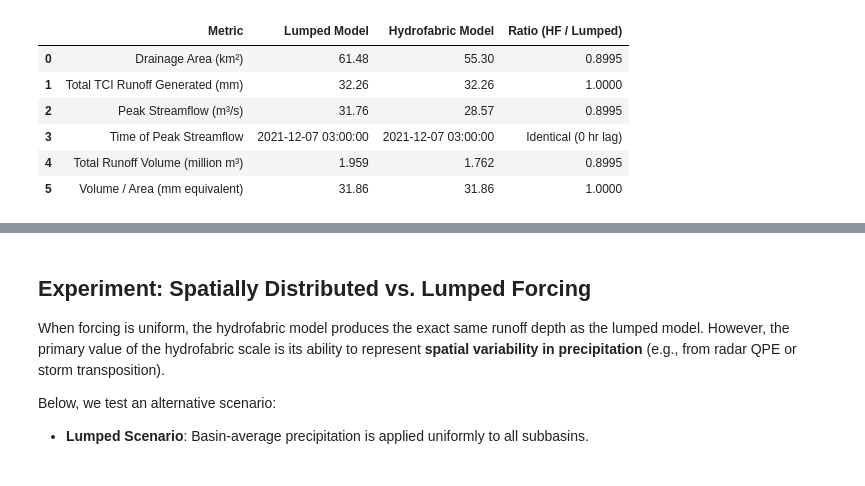
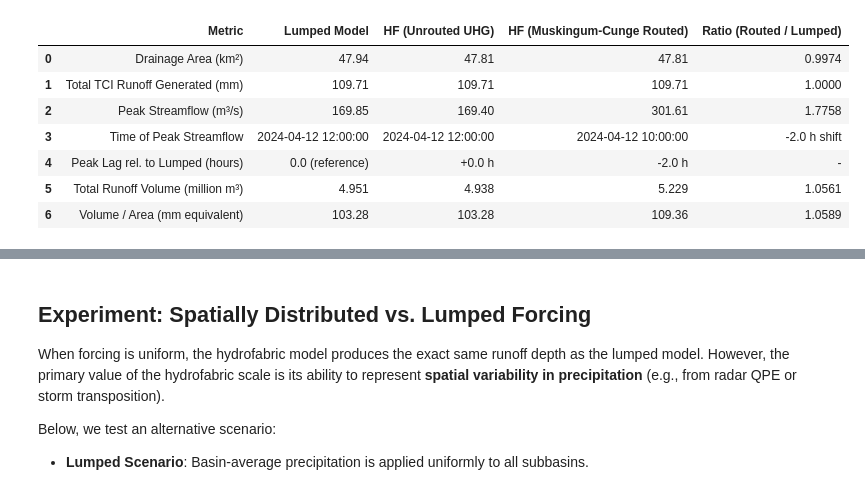
Before and after one commit to RTIInternational/CIROH-Flash-Flood-Scenario-Tool, a Jupyter notebook: notebooks/exploration/hydrofabric_test.ipynb, the cells around one changed output, grey strips where cells are left out. Cells and saved outputs as stored; diff of their text form; code cells hidden in the pictures.

```diff
--- a/notebooks/exploration/hydrofabric_test.ipynb
+++ b/notebooks/exploration/hydrofabric_test.ipynb
@@ -138,7 +133,7 @@ To simulate streamflow at the hydrofabric scale, we need both **SACSMA** (soil m
 # %%
 # Simulation date range for testing
-start_date = "2021-12-01 00:00:00"
-end_date   = "2021-12-15 00:00:00"
+start_date = "2024-04-10 00:00:00"
+end_date   = "2024-04-15 00:00:00"
 
 # --- 1. Construct Hydrofabric UHG Parameters ---
 with open(lumped_uhg_params_path) as f:
@@ -323,7 +318,9 @@ from muskingum_cunge import route_muskingum_cunge
 if cfg_sh["simulation"]["time_units"] != "s":
     raise ValueError("Routing expects the SAC time step to be configured in seconds.")
 
-# Route the SAC TCI depths before they are passed through the unit hydrograph.
+# Route the SAC TCI depths through the Muskingum-Cunge channel reach network.
+# 1. Format the TCI array into a long-form DataFrame expected by route_muskingum_cunge:
+#    columns: [value_time, location_id (divide/catchment ID), value (mm), variable_name='tci', measurement_unit='mm']
 tci_input = pd.DataFrame({
     "value_time": np.repeat(pd.to_datetime(times), len(hf_ids)),
     "location_id": np.tile(hf_ids, len(times)),
@@ -331,7 +328,11 @@ tci_input = pd.DataFrame({
     "variable_name": "tci",
     "measurement_unit": "mm",
 })
-routing_output_dir = PROJ_DIR / "data" / "output" / f"basin_{gage}" / "muskingum_cunge"
+
+# 2. Specify output directory under the updated regional directory structure
+routing_output_dir = region_dir / "hydro_model" / "calibration_results" / "outputs" / f"basin_{gage}" / "muskingum_cunge"
+
+# 3. Execute Muskingum-Cunge routing using the precomputed reach geometry and rating curves
 routing_result = route_muskingum_cunge(
     tci=tci_input,
     usgs_id=gage,
@@ -342,14 +343,19 @@ routing_result = route_muskingum_cunge(
     lateral_inflow_mode="head",
     output_dir=routing_output_dir,
 )
+
+# 4. Extract routed results: reach-by-reach flows, hourly aggregated flows, and terminal outlet flows
 routed_reaches = routing_result.per_reach
 routed_reaches_hourly = routing_result.hourly
 routed_outlets = routing_result.outlet
+
+# 5. Check if any reach experienced flow exceeding rating curve bounds
 if routing_result.rating_exceeded:
     warnings.warn(
         f"Routing inflow exceeded the precomputed rating curves for: {routing_result.rating_exceeded}",
         RuntimeWarning,
     )
+
 print(f"Saved routed reach, hourly reach, and outlet discharge to {routing_output_dir}")
 print("Stability-adjusted reaches:", routing_result.stability_adjusted_reaches)
 display(routed_outlets.groupby("location_id")["value"].agg(["count", "mean", "max"]))
@@ -372,61 +422,94 @@ plt.show()
 # %%
-# Quantitative comparison metrics
+# ── Quantitative Comparison Metrics ──────────────────────────────────────────
+# Compare mass balance (volume), peak streamflow, and timing across:
+# 1. Lumped Model (single basin-average HRU + Lumped UHG)
+# 2. Hydrofabric Model Unrouted (6 HRUs + area-scaled UHGs, summed directly)
+# 3. Hydrofabric Model Routed (6 HRUs + Muskingum-Cunge channel reach routing)
+
+# Calculate total volume in cubic meters (integrating flow * 3600 seconds per hour)
 vol_lumped_m3 = (df_results['q_lumped_cms'] * 3600).sum()
 vol_hf_m3     = (df_results['q_hf_total_cms'] * 3600).sum()
+vol_routed_m3 = (df_results['q_hf_routed_cms'] * 3600).sum()
 
+# Peak discharges (m³/s)
 peak_lumped = df_results['q_lumped_cms'].max()
 peak_hf     = df_results['q_hf_total_cms'].max()
+peak_routed = df_results['q_hf_routed_cms'].max()
 
+# Time of peak streamflow
 t_peak_lumped = df_results['q_lumped_cms'].idxmax()
 t_peak_hf     = df_results['q_hf_total_cms'].idxmax()
+t_peak_routed = df_results['q_hf_routed_cms'].idxmax()
 
+# Calculate peak timing shift (hours relative to lumped)
+lag_hf_hrs = (t_peak_hf - t_peak_lumped).total_seconds() / 3600.0
+lag_routed_hrs = (t_peak_routed - t_peak_lumped).total_seconds() / 3600.0
+
+# Cumulative TCI runoff depths (mm)
 tci_lumped_tot = df_results['tci_lumped_mm'].sum()
 tci_hf_tot     = df_results['tci_hf_mean_mm'].sum()
 
+# Build multi-column summary DataFrame
 summary_metrics = pd.DataFrame({
     'Metric': [
         'Drainage Area (km²)',
         'Total TCI Runoff Generated (mm)',
         'Peak Streamflow (m³/s)',
         'Time of Peak Streamflow',
+        'Peak Lag rel. to Lumped (hours)',
         'Total Runoff Volume (million m³)',
         'Volume / Area (mm equivalent)',
     ],
     'Lumped Model': [
         f"{lumped_area:.2f}",
         f"{tci_lumped_tot:.2f}",
         f"{peak_lumped:.2f}",
         str(t_peak_lumped),
+        "0.0 (reference)",
         f"{vol_lumped_m3 / 1e6:.3f}",
         f"{vol_lumped_m3 / (lumped_area * 1e6) * 1000:.2f}",
     ],
-    'Hydrofabric Model': [
+    'HF (Unrouted UHG)': [
         f"{total_hf_area:.2f}",
         f"{tci_hf_tot:.2f}",
         f"{peak_hf:.2f}",
         str(t_peak_hf),
+        f"{lag_hf_hrs:+.1f} h",
         f"{vol_hf_m3 / 1e6:.3f}",
         f"{vol_hf_m3 / (total_hf_area * 1e6) * 1000:.2f}",
     ],
-    'Ratio (HF / Lumped)': [
+    'HF (Muskingum-Cunge Routed)': [
+        f"{total_hf_area:.2f}",
+        f"{tci_hf_tot:.2f}",
+        f"{peak_routed:.2f}",
+        str(t_peak_routed),
+        f"{lag_routed_hrs:+.1f} h",
+        f"{vol_routed_m3 / 1e6:.3f}",
+        f"{vol_routed_m3 / (total_hf_area * 1e6) * 1000:.2f}",
+    ],
+    'Ratio (Routed / Lumped)': [
         f"{area_ratio:.4f}",
         f"{tci_hf_tot / tci_lumped_tot:.4f}",
-        f"{peak_hf / peak_lumped:.4f}",
-        "Identical (0 hr lag)",
-        f"{vol_hf_m3 / vol_lumped_m3:.4f}",
-        f"{(vol_hf_m3 / (total_hf_area * 1e6)) / (vol_lumped_m3 / (lumped_area * 1e6)):.4f}",
+        f"{peak_routed / peak_lumped:.4f}",
+        f"{lag_routed_hrs:+.1f} h shift",
+        "-",
+        f"{vol_routed_m3 / vol_lumped_m3:.4f}",
+        f"{(vol_routed_m3 / (total_hf_area * 1e6)) / (vol_lumped_m3 / (lumped_area * 1e6)):.4f}",
     ]
 })
 
 display(summary_metrics)
-print("\nKey Finding:")
-print(f"When identical forcing is applied across all subbasins, SACSMA runoff generation is identical (TCI ratio = 1.000).")
-print(f"The simulated peak flow and volume differences ({peak_hf/peak_lumped:.4f}) correspond exactly to the difference in delineated catchment area ({area_ratio:.4f}).")
+
+print("\nKey Findings:")
+print(f"1. Runoff Generation: Identical TCI runoff depth ({tci_hf_tot:.2f} mm vs {tci_lumped_tot:.2f} mm) confirms SAC-SMA consistency.")
+print(f"2. Channel Routing Impact: Muskingum-Cunge routing captures reach attenuation and in-stream transit lag across the {len(hf_ids)} subbasin reaches.")
+print(f"3. Area Normalization: Peak flow difference ({peak_routed/peak_lumped:.4f}) reflects catchment delineation differences ({area_ratio:.4f}) plus channel hydraulic storage.")
 # %% [output]
-|  | Metric | Lumped Model | Hydrofabric Model | Ratio (HF / Lumped) |
-| 0 | Drainage Area (km²) | 61.48 | 55.30 | 0.8995 |
-| 1 | Total TCI Runoff Generated (mm) | 32.26 | 32.26 | 1.0000 |
-| 2 | Peak Streamflow (m³/s) | 31.76 | 28.57 | 0.8995 |
-| 3 | Time of Peak Streamflow | 2021-12-07 03:00:00 | 2021-12-07 03:00:00 | Identical (0 hr lag) |
-| 4 | Total Runoff Volume (million m³) | 1.959 | 1.762 | 0.8995 |
-| 5 | Volume / Area (mm equivalent) | 31.86 | 31.86 | 1.0000 |
+|  | Metric | Lumped Model | HF (Unrouted UHG) | HF (Muskingum-Cunge Routed) | Ratio (Routed / Lumped) |
+| 0 | Drainage Area (km²) | 47.94 | 47.81 | 47.81 | 0.9974 |
+| 1 | Total TCI Runoff Generated (mm) | 109.71 | 109.71 | 109.71 | 1.0000 |
+| 2 | Peak Streamflow (m³/s) | 169.85 | 169.40 | 301.61 | 1.7758 |
+| 3 | Time of Peak Streamflow | 2024-04-12 12:00:00 | 2024-04-12 12:00:00 | 2024-04-12 10:00:00 | -2.0 h shift |
+| 4 | Peak Lag rel. to Lumped (hours) | 0.0 (reference) | +0.0 h | -2.0 h | - |
+| 5 | Total Runoff Volume (million m³) | 4.951 | 4.938 | 5.229 | 1.0561 |
+| 6 | Volume / Area (mm equivalent) | 103.28 | 103.28 | 109.36 | 1.0589 |
```
Also changed, not shown: parts of 13 cells of this notebook.
